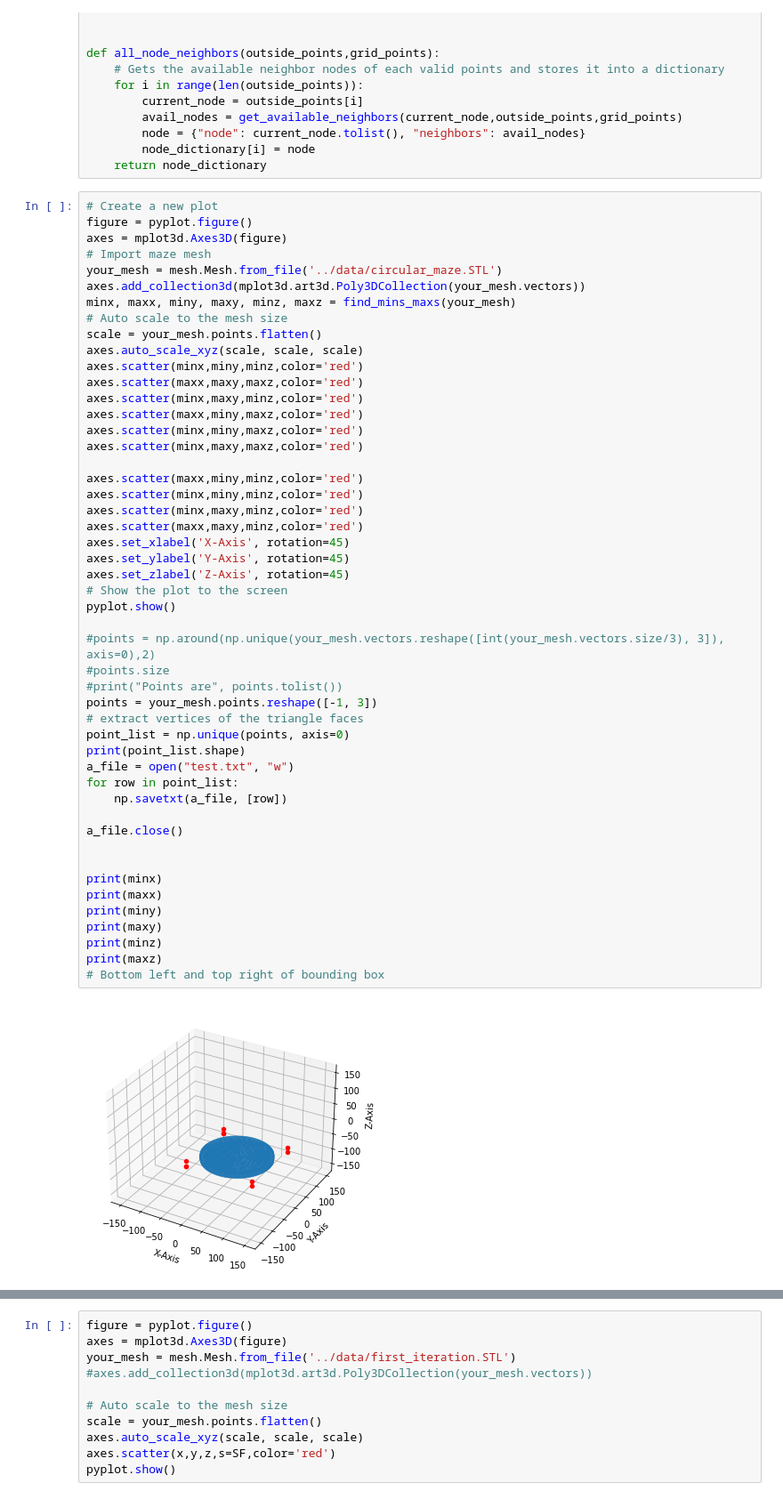
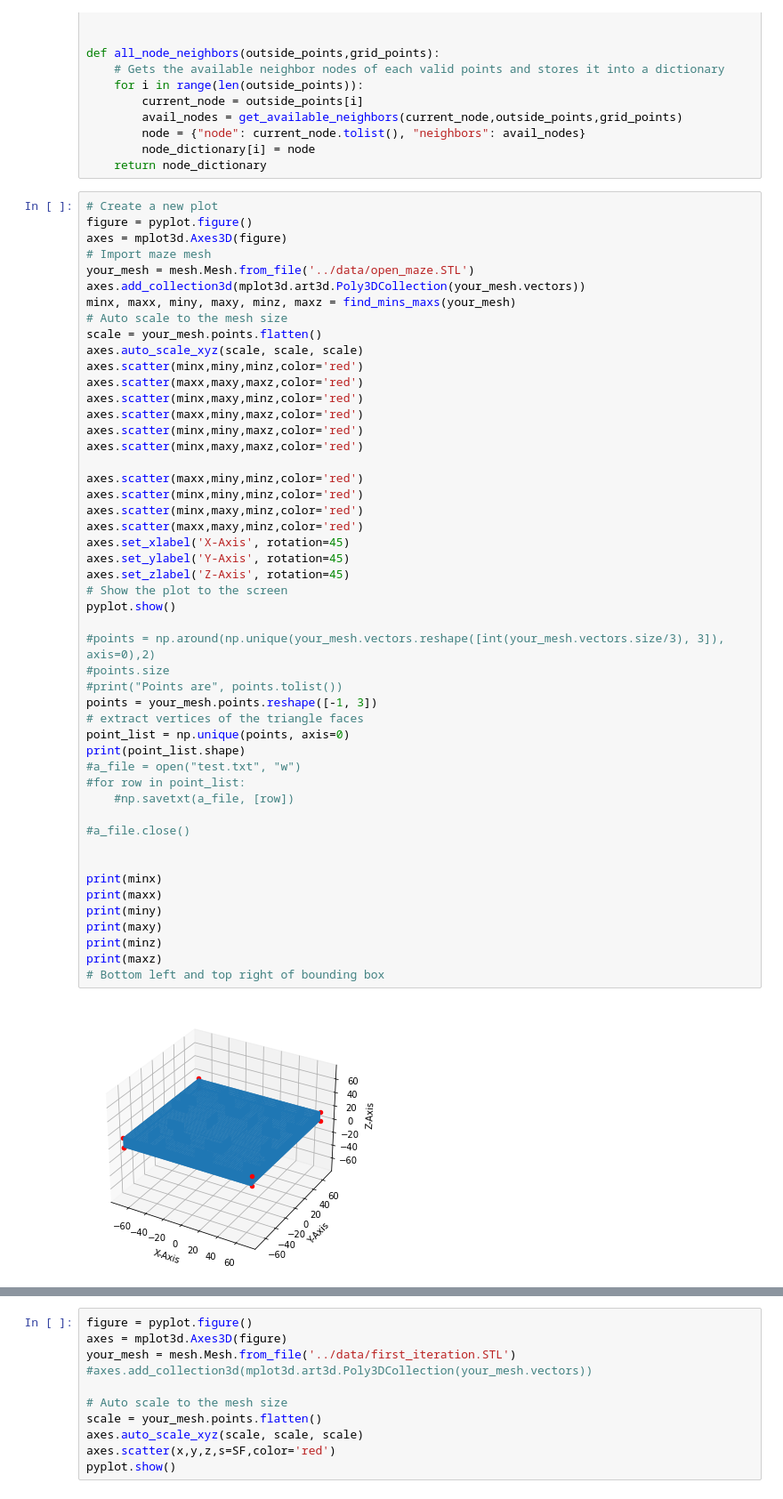
Before and after one commit to RileyYlagan/Wire-Routing-Optimization-Project, a Jupyter notebook: code/test.ipynb, the cells around one changed output, grey strips where cells are left out. Shown at 89% size. Drawn from its saved outputs; the diff is of its cells as text.

```diff
--- a/code/test.ipynb
+++ b/code/test.ipynb
@@ -285,7 +285,7 @@ def all_node_neighbors(outside_points,grid_points):
 figure = pyplot.figure()
 axes = mplot3d.Axes3D(figure)
 # Import maze mesh
-your_mesh = mesh.Mesh.from_file('../data/circular_maze.STL')
+your_mesh = mesh.Mesh.from_file('../data/open_maze.STL')
 axes.add_collection3d(mplot3d.art3d.Poly3DCollection(your_mesh.vectors))
 minx, maxx, miny, maxy, minz, maxz = find_mins_maxs(your_mesh)
 # Auto scale to the mesh size
@@ -299,35 +299,35 @@ axes.scatter(minx,miny,maxz,color='red')
 axes.scatter(minx,maxy,maxz,color='red')
 
 axes.scatter(maxx,miny,minz,color='red')
 axes.scatter(minx,miny,minz,color='red')
 axes.scatter(minx,maxy,minz,color='red')
 axes.scatter(maxx,maxy,minz,color='red')
 axes.set_xlabel('X-Axis', rotation=45)
 axes.set_ylabel('Y-Axis', rotation=45)
 axes.set_zlabel('Z-Axis', rotation=45)
 # Show the plot to the screen
 pyplot.show()
 
 #points = np.around(np.unique(your_mesh.vectors.reshape([int(your_mesh.vectors.size/3), 3]), axis=0),2)
 #points.size
 #print("Points are", points.tolist())
 points = your_mesh.points.reshape([-1, 3])
 # extract vertices of the triangle faces
 point_list = np.unique(points, axis=0)
 print(point_list.shape)
-a_file = open("test.txt", "w")
-for row in point_list:
-    np.savetxt(a_file, [row])
+#a_file = open("test.txt", "w")
+#for row in point_list:
+    #np.savetxt(a_file, [row])
 
-a_file.close()
+#a_file.close()
 
 
 print(minx)
 print(maxx)
 print(miny)
 print(maxy)
 print(minz)
 print(maxz)
 # Bottom left and top right of bounding box
 # %% [output]
-[figure, old version]
+[figure, new version]
```
Also changed, not shown: parts of 5 cells of this notebook, 32 other files.
